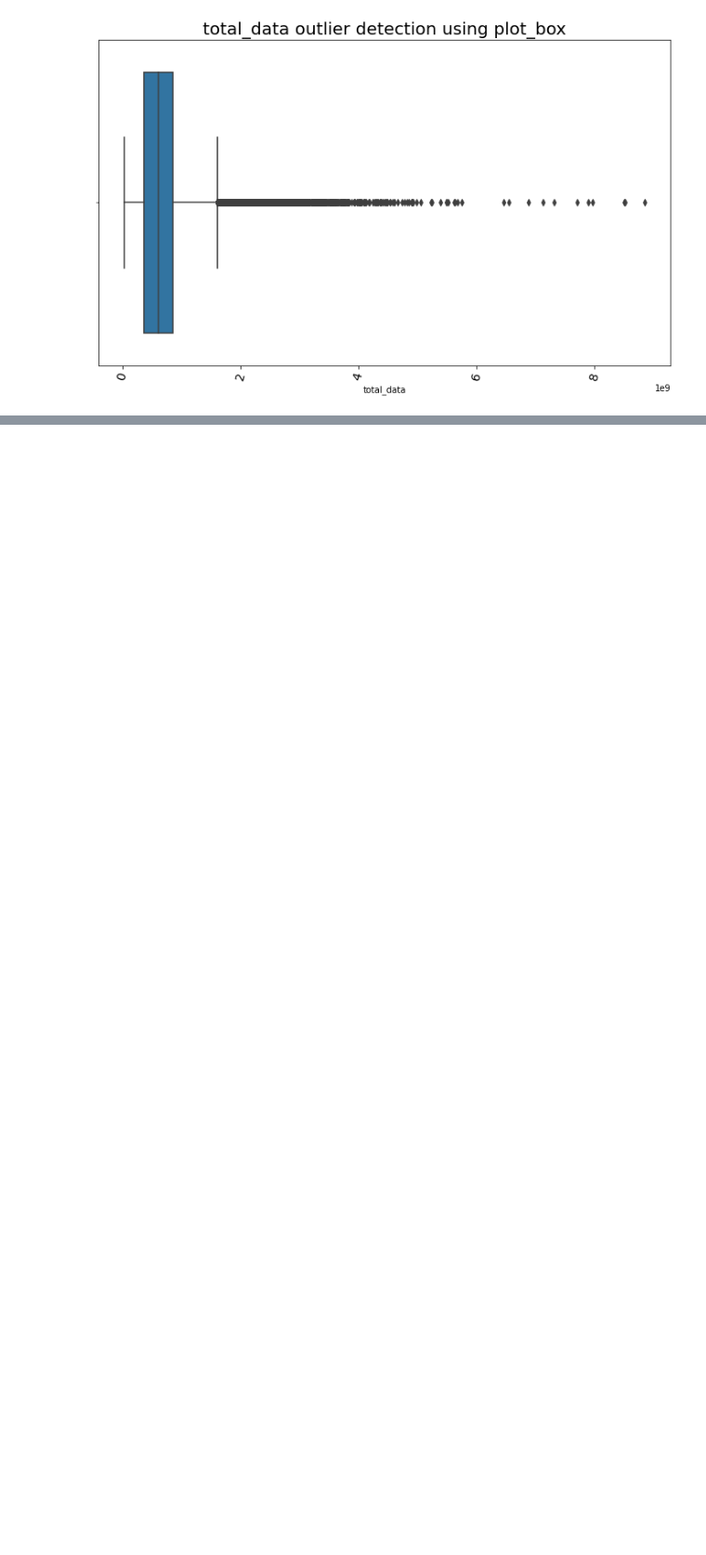
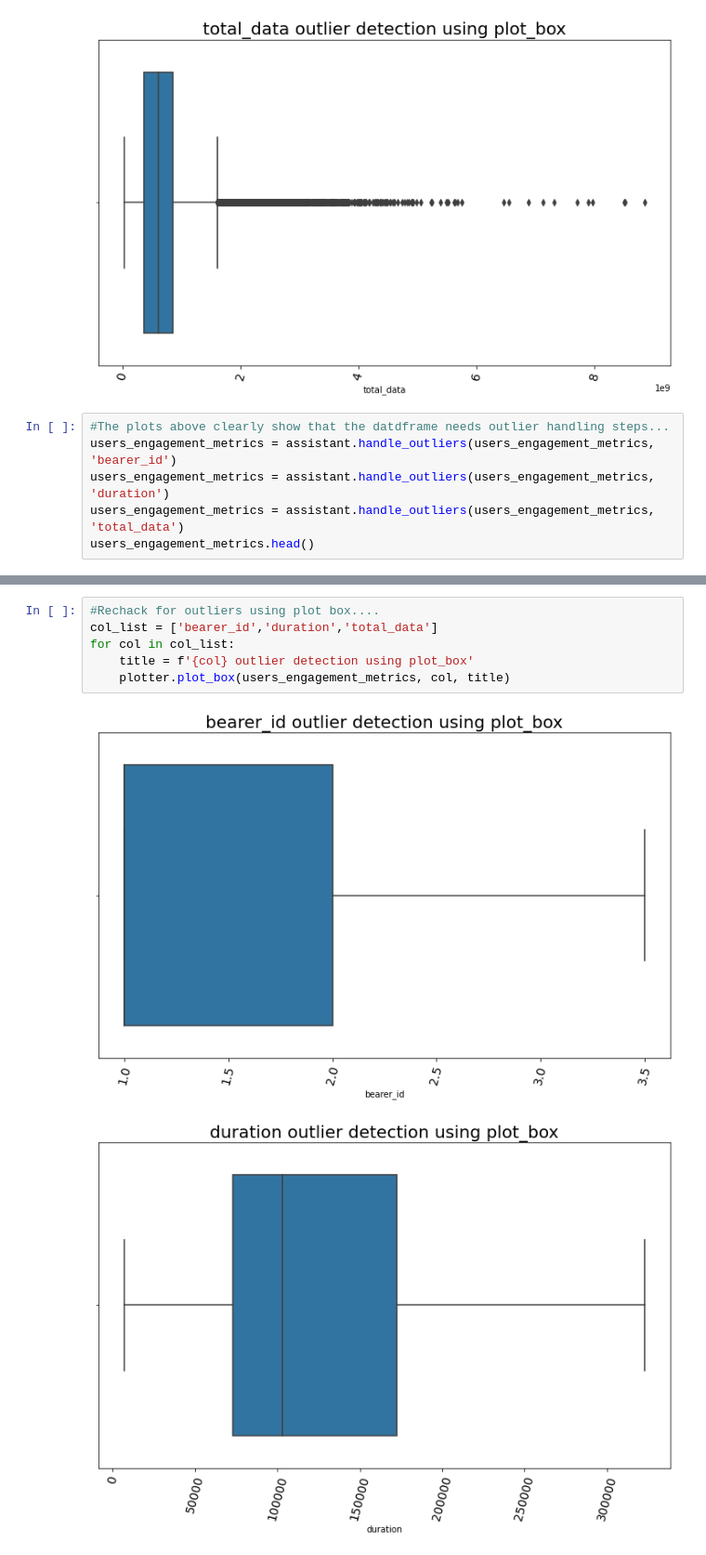
Before and after one commit to michaelgetachew-abebe/Telecom-User-Analytics, a Jupyter notebook: notebooks/user_engagement_analysis.ipynb, the cells around one changed output, grey strips where cells are left out. Shown at 93% size. Cells and saved outputs as stored; diff of their text form; blank space fills up the shorter version.

Commit message:
Feat(add): added the code for outlier handling and handeled the outliers in sesesion frequency, session total data and duration

```diff
--- a/notebooks/user_engagement_analysis.ipynb
+++ b/notebooks/user_engagement_analysis.ipynb
@@ -142,3 +142,9 @@ for col in col_list:
 [figure]
 [figure]
 [figure]
+# %%
+#The plots above clearly show that the datdframe needs outlier handling steps...
+users_engagement_metrics = assistant.handle_outliers(users_engagement_metrics, 'bearer_id')
+users_engagement_metrics = assistant.handle_outliers(users_engagement_metrics, 'duration')
+users_engagement_metrics = assistant.handle_outliers(users_engagement_metrics, 'total_data')
+users_engagement_metrics.head()
@@ -144,0 +171,9 @@ for col in col_list:
+# %%
+#Rechack for outliers using plot box....
+col_list = ['bearer_id','duration','total_data']
+for col in col_list:
+    title = f'{col} outlier detection using plot_box'
+    plotter.plot_box(users_engagement_metrics, col, title)
+# %% [output]
+[figure, added]
+[figure, added]
```
Also changed, not shown: parts of 3 cells of this notebook.
